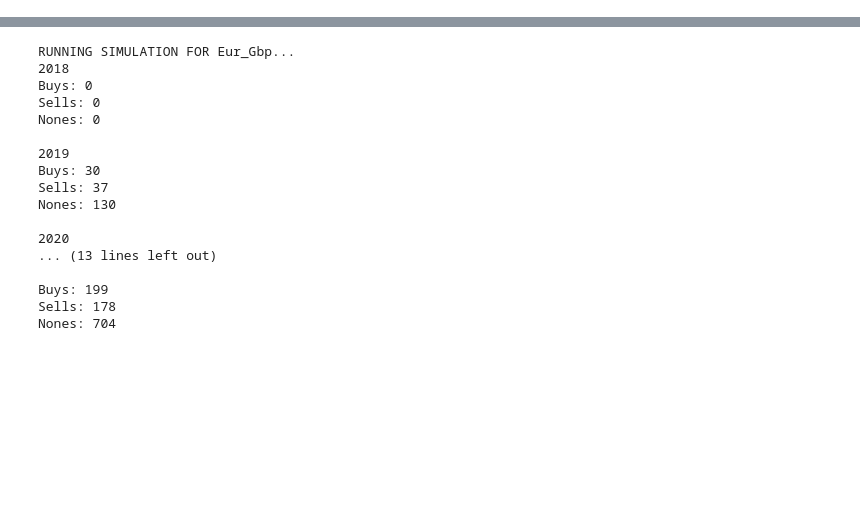
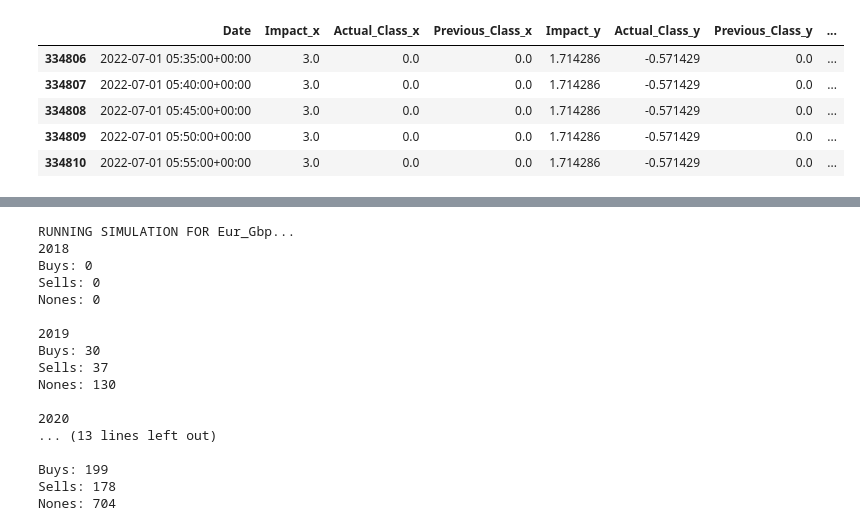
Before and after one commit to ethanp55/forex-simulations, a Jupyter notebook: macd-crossover/cnn/macd-cnn.ipynb, the cells around one changed output, grey strips where cells are left out. Drawn from its saved outputs; the diff is of its cells as text; code cells hidden in the pictures; blank space fills up the shorter version.

```diff
--- a/macd-crossover/cnn/macd-cnn.ipynb
+++ b/macd-crossover/cnn/macd-cnn.ipynb
@@ -561,3 +586,12 @@ dfs[0].head()
+# %%
+dfs[0].tail()
+# %% [output]
+|  | Date | Impact_x | Actual_Class_x | Previous_Class_x | Impact_y | Actual_Class_y | Previous_Class_y | ... |
+| 334806 | 2022-07-01 05:35:00+00:00 | 3.0 | 0.0 | 0.0 | 1.714286 | -0.571429 | 0.0 | ... |
+| 334807 | 2022-07-01 05:40:00+00:00 | 3.0 | 0.0 | 0.0 | 1.714286 | -0.571429 | 0.0 | ... |
+| 334808 | 2022-07-01 05:45:00+00:00 | 3.0 | 0.0 | 0.0 | 1.714286 | -0.571429 | 0.0 | ... |
+| 334809 | 2022-07-01 05:50:00+00:00 | 3.0 | 0.0 | 0.0 | 1.714286 | -0.571429 | 0.0 | ... |
+| 334810 | 2022-07-01 05:55:00+00:00 | 3.0 | 0.0 | 0.0 | 1.714286 | -0.571429 | 0.0 | ... |
 # %%
 for i in range(len(dfs)):
     df, bid_ask_mid_prices = dfs[i], bid_ask_mid_prices_list[i]
```
Also changed, not shown: parts of 15 cells of this notebook, 17 other files.
